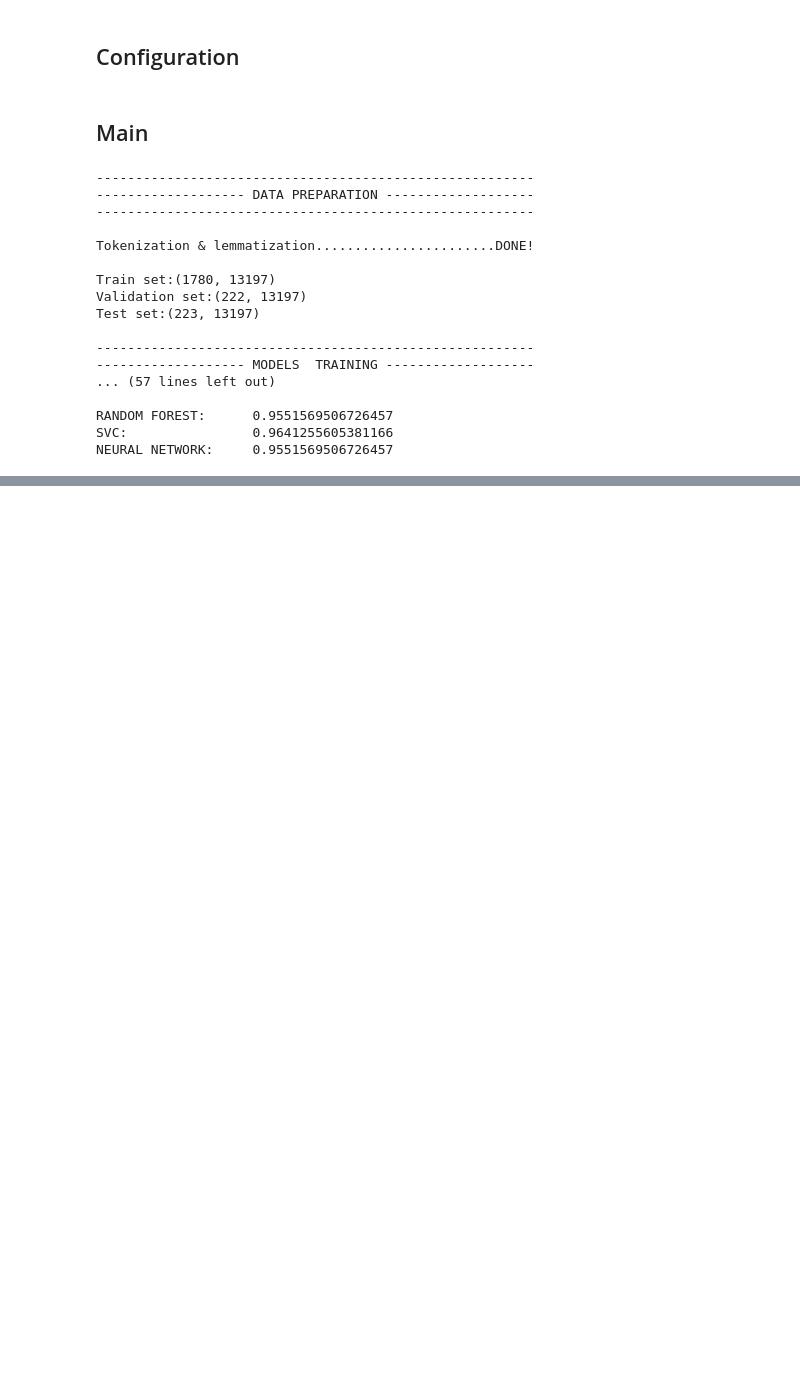
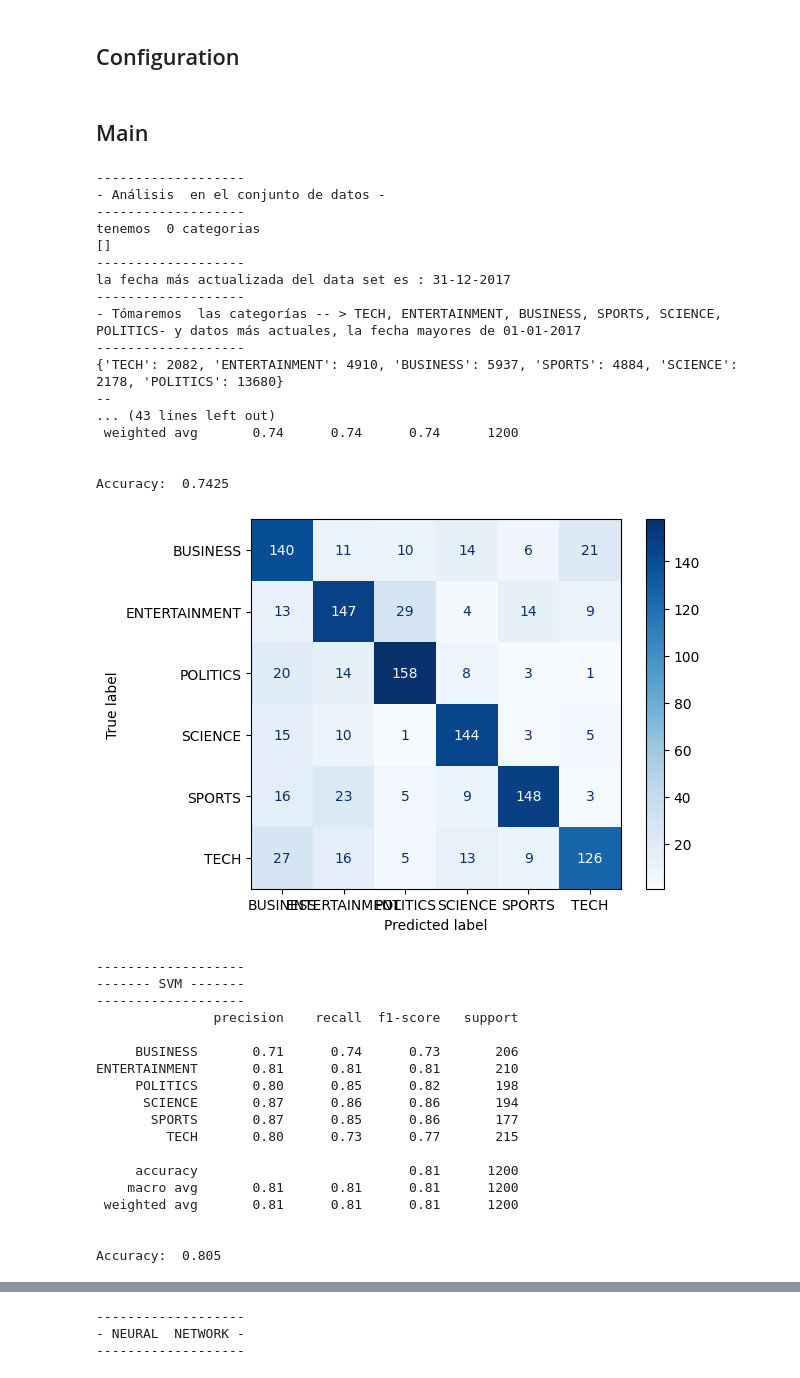
Before and after one commit to CesarPRinso/profile_based_retrieval, a Jupyter notebook: Notebooks/proyecto_IB_retrieval.ipynb, the cells around one changed output, grey strips where cells are left out. Saved outputs shown, nothing was run; the diff lists cells and outputs as text; code cells hidden in the pictures; blank space fills up the shorter version.

```diff
--- a/Notebooks/proyecto_IB_retrieval.ipynb
+++ b/Notebooks/proyecto_IB_retrieval.ipynb
@@ -228,46 +334,73 @@ def run_demo(vect, model):
 ## Main
 # %%
 # DATA PREPARATION
-dataset = pd.read_csv('dataset.csv', encoding="ISO-8859-1")
+data_kaggle = pd.DataFrame(get_data(), columns=['news', 'type'])
+#dataset = pd.read_csv('dataset.csv', encoding="ISO-8859-1")
+dataset = pd.DataFrame(get_data(), columns=['news', 'type'])
 X_train, X_val, X_test, y_train, y_val, y_test, vect = prepare_dataset(dataset)
 
 # MODELS TRAINING
 print("\n--------------------------------------------------------")
 print("------------------- MODELS  TRAINING -------------------")
 print("--------------------------------------------------------\n")
 
 # Random Forest
 modelRF = train_RF(X_train, y_train)
 eval_model(modelRF, X_val, y_val)
+plot_confusion_matrix(modelRF, X_test, y_test, cmap='Blues')
+plt.show()
 # SVM
 modelSVC = train_SVC(X_train, y_train)
 eval_model(modelSVC, X_val, y_val)
+plot_confusion_matrix(modelSVC, X_test, y_test, cmap='Blues')
+plt.show()
 # NN
 modelNN = train_NN(X_train, y_train)
 eval_model(modelNN, X_val, y_val)
+plot_confusion_matrix(modelNN, X_test, y_test, cmap='Blues')
+plt.show()
 
 # MODELS TESTING
 print("\n--------------------------------------------------------")
 print("-------------- MODELS  TESTING (accuracy) --------------")
 print("--------------------------------------------------------\n")
 print("RANDOM FOREST:     ", test_model(modelRF, X_test, y_test))
 print("SVC:               ", test_model(modelSVC, X_test, y_test))
 print("NEURAL NETWORK:    ", test_model(modelNN, X_test, y_test))
 # %% [output]
---------------------------------------------------------
-------------------- DATA PREPARATION -------------------
---------------------------------------------------------
+-------------------
+- Análisis  en el conjunto de datos -
+-------------------
+tenemos  0 categorias
+[]
+-------------------
+la fecha más actualizada del data set es : 31-12-2017
+-------------------
+- Tómaremos  las categorías -- > TECH, ENTERTAINMENT, BUSINESS, SPORTS, SCIENCE, POLITICS- y datos más actuales, la fecha mayores de 01-01-2017
+-------------------
+{'TECH': 2082, 'ENTERTAINMENT': 4910, 'BUSINESS': 5937, 'SPORTS': 4884, 'SCIENCE': 2178, 'POLITICS': 13680}
+--
+... (43 lines left out)
+ weighted avg       0.74      0.74      0.74      1200
 
-Tokenization & lemmatization.......................DONE!
 
-Train set:(1780, 13197)
-Validation set:(222, 13197)
-Test set:(223, 13197)
-
---------------------------------------------------------
-------------------- MODELS  TRAINING -------------------
-... (57 lines left out)
-
-RANDOM FOREST:      0.9551569506726457
-SVC:                0.9641255605381166
-NEURAL NETWORK:     0.9551569506726457
+Accuracy:  0.7425
+[figure, added]
+-------------------
+------- SVM -------
+-------------------
+               precision    recall  f1-score   support
+
+     BUSINESS       0.71      0.74      0.73       206
+ENTERTAINMENT       0.81      0.81      0.81       210
+     POLITICS       0.80      0.85      0.82       198
+      SCIENCE       0.87      0.86      0.86       194
+       SPORTS       0.87      0.85      0.86       177
+         TECH       0.80      0.73      0.77       215
+
+     accuracy                           0.81      1200
+    macro avg       0.81      0.81      0.81      1200
+ weighted avg       0.81      0.81      0.81      1200
+
+
+Accuracy:  0.805
@@ -273,0 +408,3 @@ NEURAL NETWORK:     0.9551569506726457
+-------------------
+- NEURAL  NETWORK -
+-------------------
```
Also changed, not shown: parts of 8 cells of this notebook, 1 other file.
